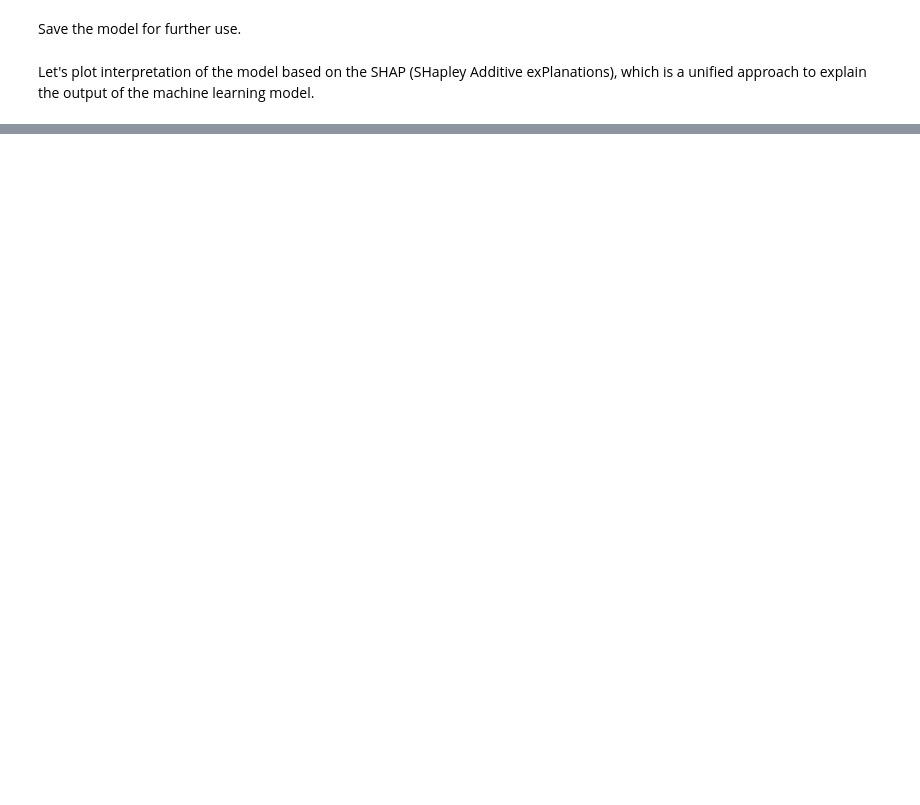
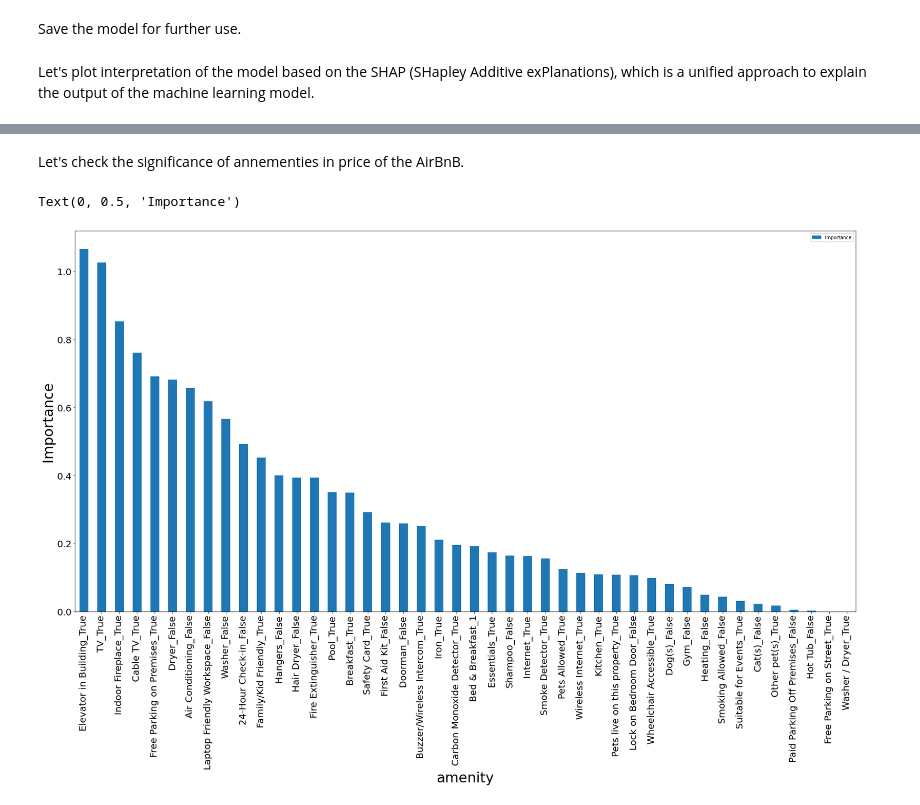
Before and after one commit to Vaibhav3M/AirBnB_Aanalytics, a Jupyter notebook: Analysis/Prediction.ipynb, the cells around one changed output, grey strips where cells are left out. Cells and saved outputs as stored; diff of their text form; code cells hidden in the pictures; blank space fills up the shorter version.

```diff
--- a/Analysis/Prediction.ipynb
+++ b/Analysis/Prediction.ipynb
@@ -179,0 +184,38 @@ interpret_model(final_model)
+# %%
+features = final_model.get_feature_importance(prettified = True).set_index('Feature Id').to_dict()['Importances']
+
+#sort by decreasing importance
+feature_importance_dict = dict([(v[0],v[1]) for v in sorted(features1.items(), key=lambda kv: (-kv[1], kv[0]))])
+# %% [markdown]
+Let's check the significance of annementies in price of the AirBnB.
+# %%
+amenity_list = ['24-Hour Check-in', 'Air Conditioning', 'Breakfast',
+       'Buzzer/Wireless Intercom', 'Cable TV', 'Carbon Monoxide Detector',
+       'Cat(s)', 'Dog(s)', 'Doorman', 'Dryer', 'Elevator in Building',
+       'Essentials', 'Family/Kid Friendly', 'Fire Extinguisher',
+       'First Aid Kit', 'Free Parking on Premises',
+       'Free Parking on Street', 'Gym', 'Hair Dryer', 'Hangers',
+       'Heating', 'Hot Tub', 'Indoor Fireplace', 'Internet', 'Iron',
+       'Kitchen', 'Laptop Friendly Workspace', 'Lock on Bedroom Door',
+       'Other pet(s)', 'Paid Parking Off Premises', 'Pets Allowed',
+       'Pets live on this property', 'Pool', 'Safety Card', 'Shampoo',
+       'Smoke Detector', 'Smoking Allowed', 'Suitable for Events', 'TV',
+       'Washer', 'Washer / Dryer', 'Wheelchair Accessible',
+       'Wireless Internet', 'translation missing: en.hosting_amenity_49',
+       'translation missing: en.hosting_amenity_50']
+
+amenity_importance = []
+for amenity in amenity_list:
+    for col in feature_importance_dict.keys():
+        if amenity in col:
+            amenity_importance.append((col,feature_importance_dict[col]))
+
+amenity_importance.sort(key=lambda tup: tup[1], reverse = True)
+
+pd.DataFrame(amenity_importance, columns = ['amenity','Importance']).drop_duplicates().set_index('amenity').plot(kind='bar', figsize = (30,15))
+plt.xticks(fontsize=20)
+plt.xlabel('amenity', fontsize=30)
+plt.ylabel('Importance', fontsize=30)
+# %% [output]
+Text(0, 0.5, 'Importance')
+[figure, added]
```
Also changed, not shown: parts of 5 cells of this notebook.
